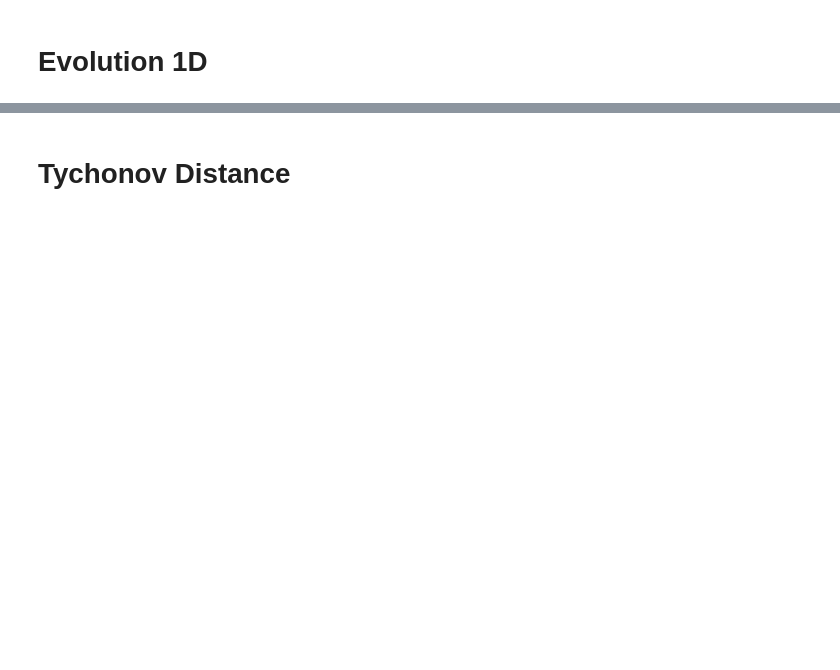
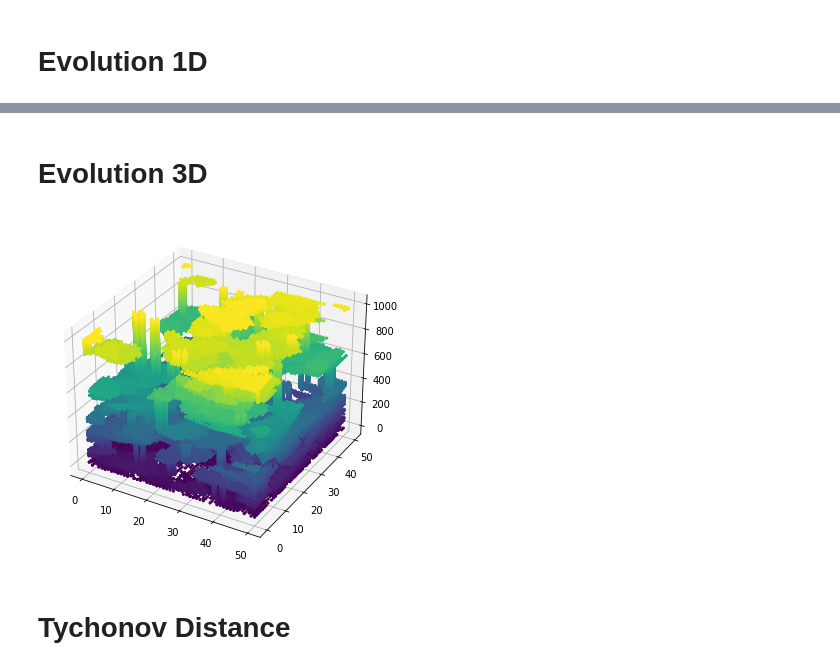
Before and after one commit to Leirof/M1-Game_of_Life, a Jupyter notebook: GameOfLife.ipynb, the cells around one changed output, grey strips where cells are left out. Drawn from its saved outputs; the diff is of its cells as text; code cells hidden in the pictures; blank space fills up the shorter version.

Commit message:
Evolution 3D

```diff
--- a/GameOfLife.ipynb
+++ b/GameOfLife.ipynb
@@ -110,3 +110,15 @@ plt.show()
+# %% [markdown]
+# Evolution 3D
+# %%
+fig = plt.figure(figsize=[15, 5])
+ax = fig.add_subplot(111, projection='3d')
+z, x, y = evolution.nonzero()
+ax.scatter(x, y, z, c=z, alpha=1, marker=".")
+
+plt.savefig(f"{path}/evolution3D.png")
+plt.show()
+# %% [output]
+[figure, added]
 # %% [markdown]
 # Tychonov Distance
 # %%
```
Also changed, not shown: parts of 8 cells of this notebook, 1 other file.
